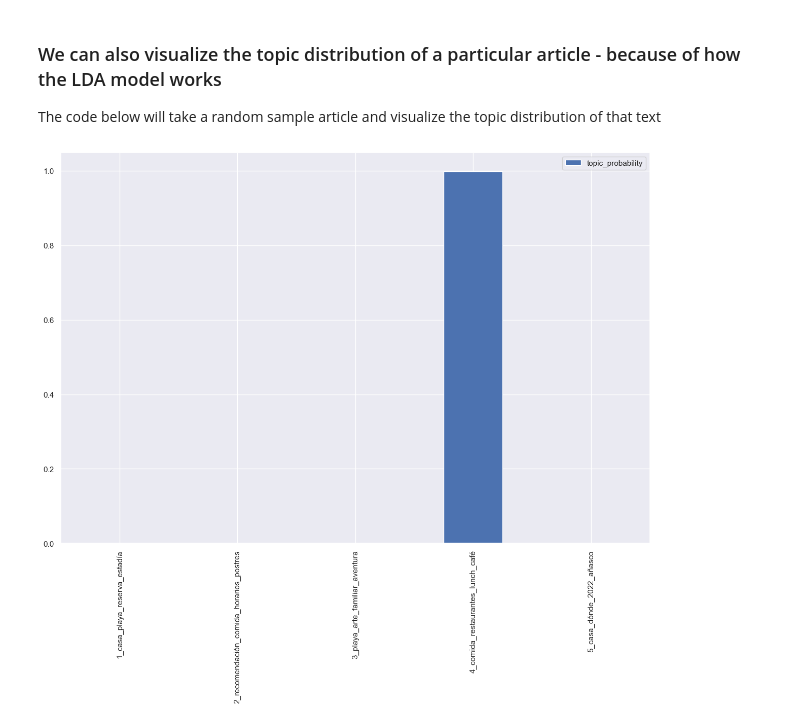
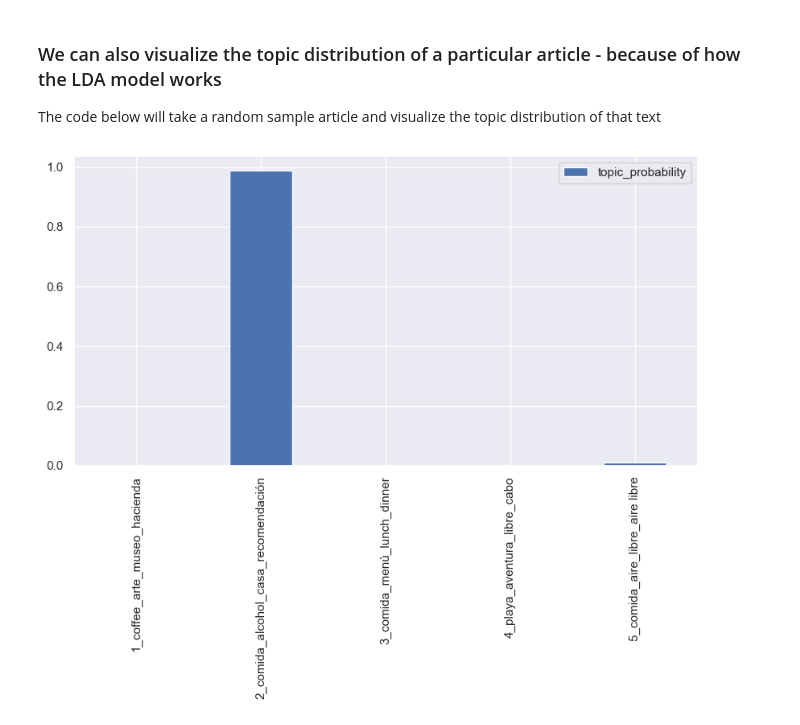
Before and after one commit to thernandezcolon/dsa-2022, a Jupyter notebook: capstone/Capstone Notebook (WP)-Final.ipynb, the cells around one changed output. Saved outputs shown, nothing was run; the diff lists cells and outputs as text; code cells hidden in the pictures.

Commit message:
Cleaning up and updating with latest data

```diff
--- a/capstone/Capstone Notebook (WP)-Final.ipynb
+++ b/capstone/Capstone Notebook (WP)-Final.ipynb
@@ -66,5 +66,10 @@ def get_topic_names(model, feature_names, n_top_words):
 # %% [markdown]
 ### We created a clean data set of articles, titles and most recent publish dates for this exercise - you can find the dataset here -
 # %%
-data = pd.read_csv("./data/wp_posts_cleaned.csv")
+data = pd.read_csv("./data/wp_posts2022-11-12 14:34:48.917154.csv")
+# %%
+# This article is updated weekly receiving a huge amount of sessions
+# This is not the norm and therefore considered an outlier
+# Removing so it does the topic with it does not get an advantage
+data = data[data.link != 'https://www.plateapr.com/que-hacer-este-fin-de-semana-en-puerto-rico/']
 # %%
@@ -225,7 +238,7 @@ for t in places_tags:
         tags.append(t)
 
 
-tags = ['parking',]
+tags = ['parking']
 # %%
 # Stop Words in spanish from: https://github.com/Alir3z4/stop-words/blob/master/spanish.txt
 # In addition to those we added the stop words for english since we do have some spanglish on the blogs
@@ -348,10 +356,10 @@ The code below will take a random sample article and visualize the topic distrib
 #get topic "names" - by taking the 4 most likely word tokens in the topic
 topic_names = get_topic_names(lda, feature_names=tf_feature_names, n_top_words=4)
 # %%
-pd.DataFrame(index= topic_names, data= clusters[np.random.choice(len(texts))], columns = ["topic_probability"]).plot.bar(figsize = (15,10), rot=90)
+pd.DataFrame(index= topic_names, data= clusters[np.random.choice(len(texts))], columns = ["topic_probability"]).plot.bar(figsize = (10,5), rot=90)
 plt.show()
 # %% [output]
-[figure, old version]
+[figure, new version]
 # %%
 titles = data.title
 topics = []
```
Also changed, not shown: parts of 24 cells of this notebook, 7 other files.
